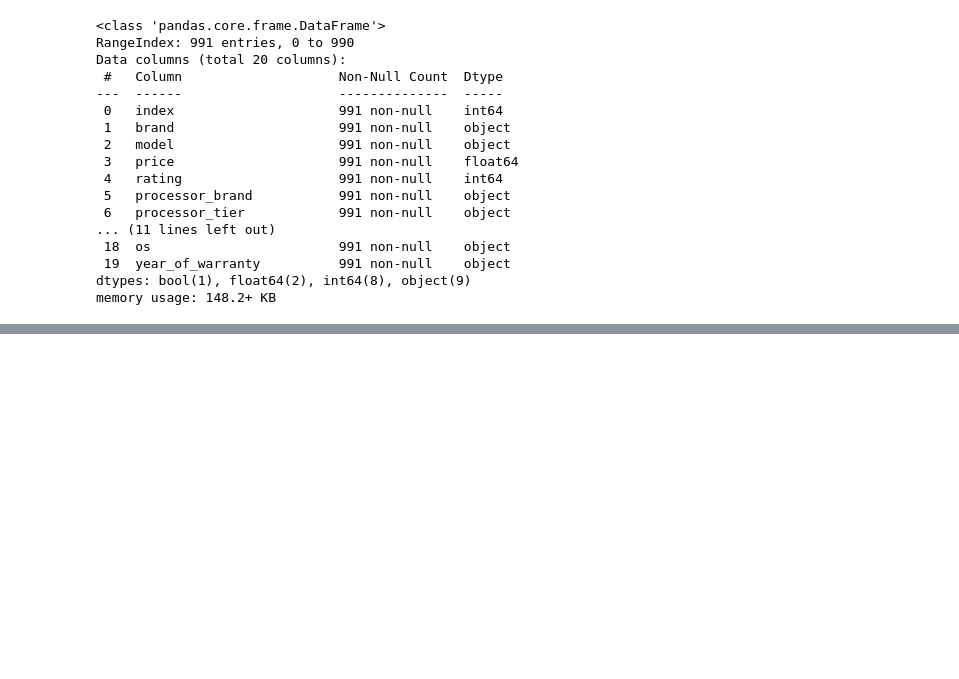
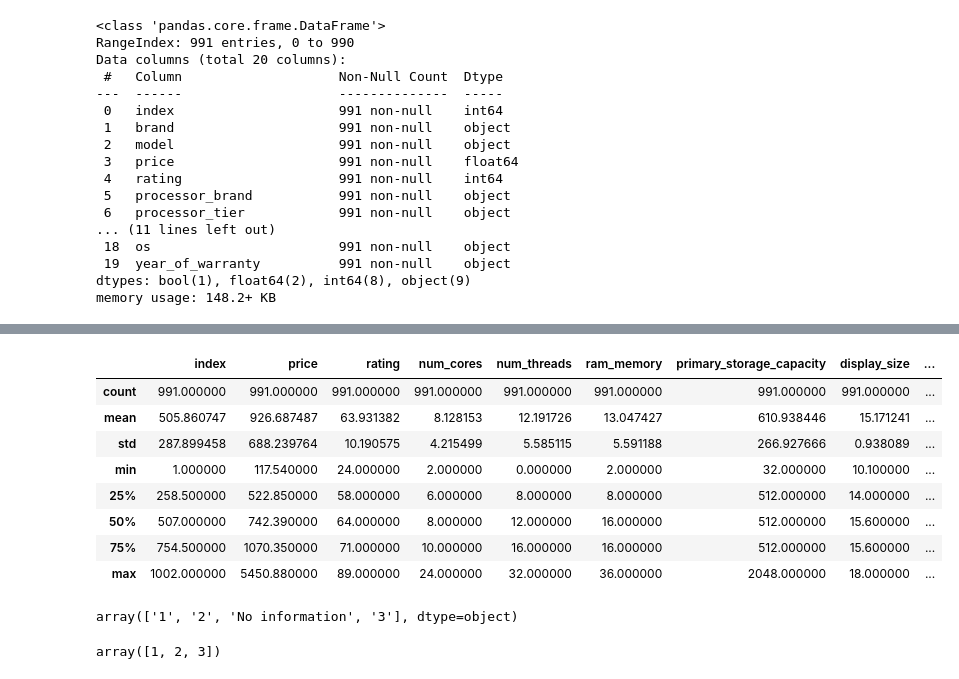
Before and after one commit to angelomedeiros/formacao-ia-clusterizacao-hierarquica, a Jupyter notebook: cluesterizacao_laptops.ipynb, the cells around one changed output, grey strips where cells are left out. Cells and saved outputs as stored; diff of their text form; code cells hidden in the pictures; blank space fills up the shorter version.

```diff
--- a/cluesterizacao_laptops.ipynb
+++ b/cluesterizacao_laptops.ipynb
@@ -71,3 +71,20 @@ df_laptops.tail(10)
 | 988 | 1000 | asus | Asus Vivobook Go 15 2023 E1504FA-... | 539.58 | 59 | amd | ryzen 5 | 4 | 8 | ... |
 | 989 | 1001 | asus | Asus Zenbook 14 2023 UM3402YA-KP5... | 815.43 | 68 | amd | ryzen 5 | 6 | 12 | ... |
 | 990 | 1002 | hp | HP Chromebook 15a-na0008TU Laptop... | 251.74 | 37 | intel | celeron | 2 | 2 | ... |
+# %%
+df_laptops.describe()
+# %% [output]
+|  | index | price | rating | num_cores | num_threads | ram_memory | primary_storage_capacity | display_size | ... |
+| count | 991.000000 | 991.000000 | 991.000000 | 991.000000 | 991.000000 | 991.000000 | 991.000000 | 991.000000 | ... |
+| mean | 505.860747 | 926.687487 | 63.931382 | 8.128153 | 12.191726 | 13.047427 | 610.938446 | 15.171241 | ... |
+| std | 287.899458 | 688.239764 | 10.190575 | 4.215499 | 5.585115 | 5.591188 | 266.927666 | 0.938089 | ... |
+| min | 1.000000 | 117.540000 | 24.000000 | 2.000000 | 0.000000 | 2.000000 | 32.000000 | 10.100000 | ... |
+| 25% | 258.500000 | 522.850000 | 58.000000 | 6.000000 | 8.000000 | 8.000000 | 512.000000 | 14.000000 | ... |
+| 50% | 507.000000 | 742.390000 | 64.000000 | 8.000000 | 12.000000 | 16.000000 | 512.000000 | 15.600000 | ... |
+| 75% | 754.500000 | 1070.350000 | 71.000000 | 10.000000 | 16.000000 | 16.000000 | 512.000000 | 15.600000 | ... |
+| max | 1002.000000 | 5450.880000 | 89.000000 | 24.000000 | 32.000000 | 36.000000 | 2048.000000 | 18.000000 | ... |
+# %%
+# Checar a variável year_of_warranty
+df_laptops['year_of_warranty'].unique()
+# %% [output]
+array(['1', '2', 'No information', '3'], dtype=object)
@@ -73,0 +96,5 @@ df_laptops.tail(10)
+# %%
+# Checar a variável year_of_warranty
+df_laptops['year_of_warranty'].unique()
+# %% [output]
+array([1, 2, 3])
```
Also changed, not shown: parts of 4 cells of this notebook.
